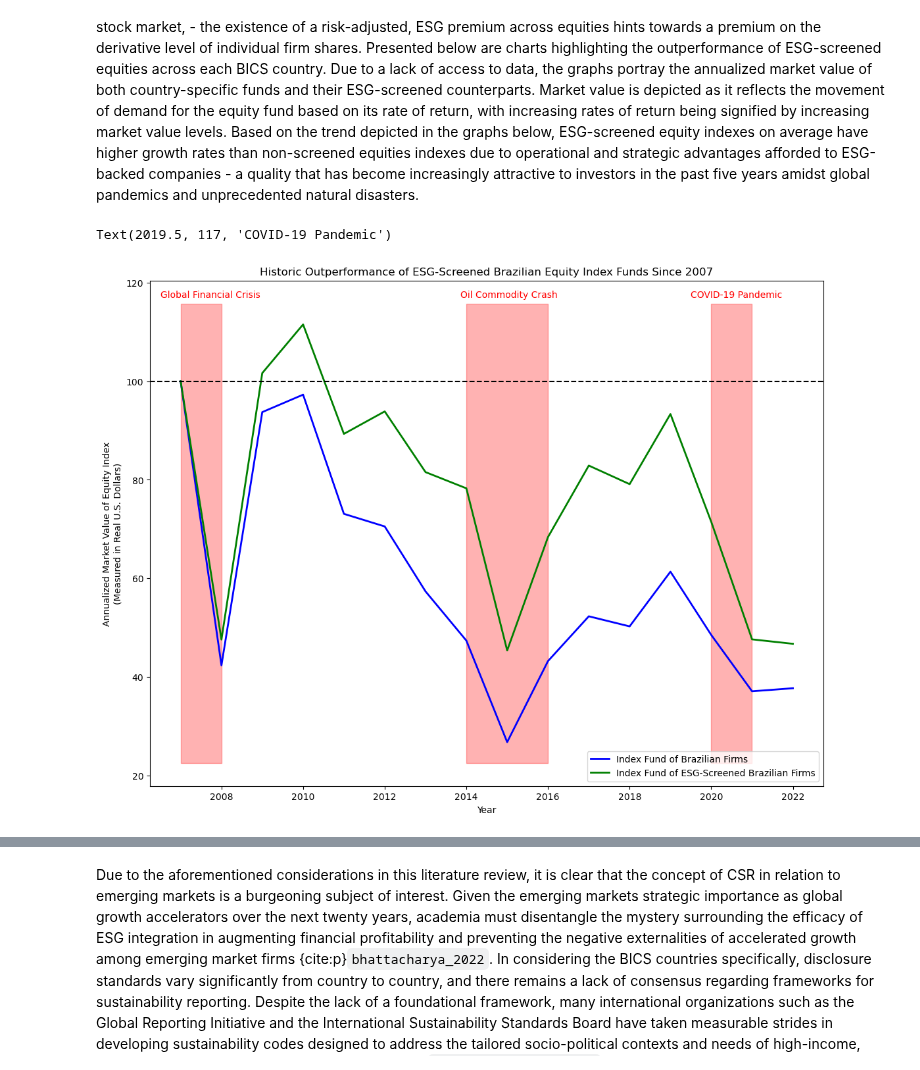
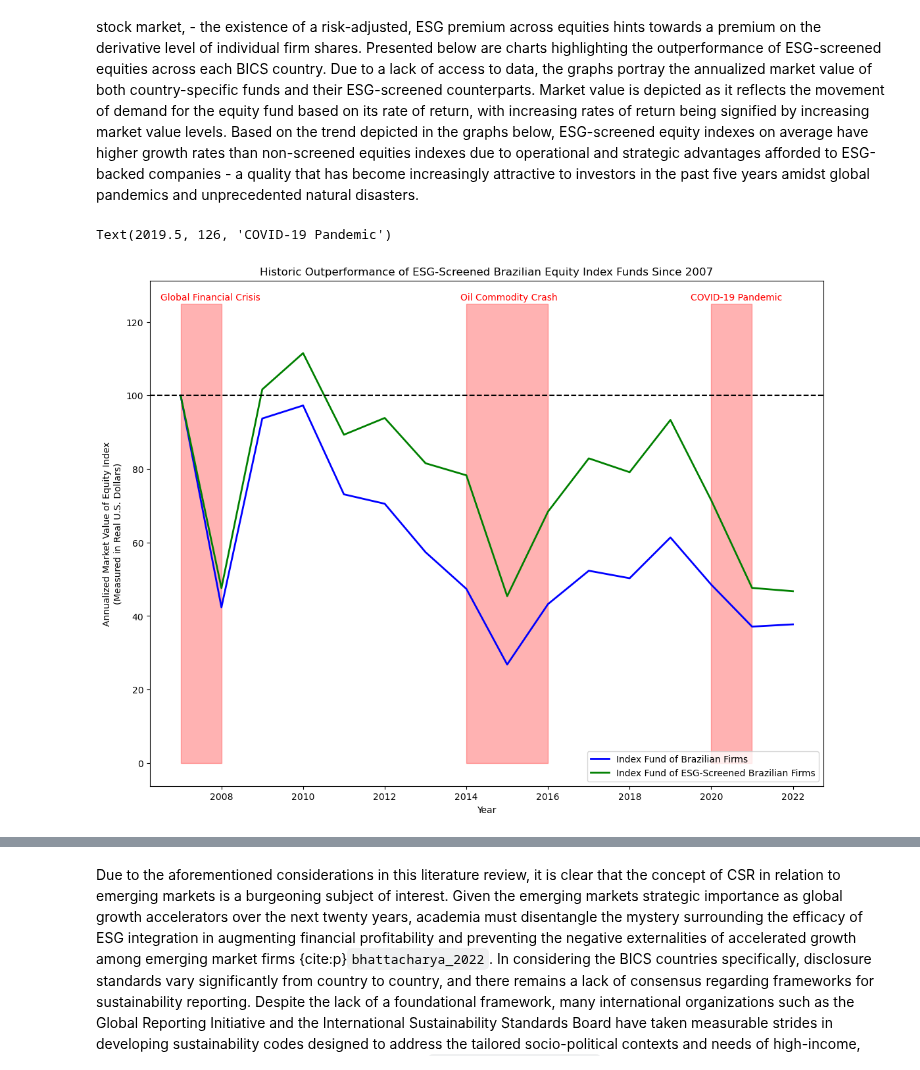
Before and after one commit to avnikadubey/as.180.369, a Jupyter notebook: contrib/avnikadubey/jupyterbook-avnikadubey/avnikadubey-paper.ipynb, the cells around one changed output, grey strips where cells are left out. Saved outputs shown, nothing was run; the diff lists cells and outputs as text; code cells hidden in the pictures.

Commit message:
C7: I fixed a graph error that randomly happened.

```diff
--- a/contrib/avnikadubey/jupyterbook-avnikadubey/avnikadubey-paper.ipynb
+++ b/contrib/avnikadubey/jupyterbook-avnikadubey/avnikadubey-paper.ipynb
@@ -70,37 +70,37 @@ YR = data['Date']
 # %%
 #Brazilian Divergence:
 fig=plt.figure()
 myaxes=fig.add_axes([0.1,0.1,1.6,1.6])
 
 #Add data to the graph
 myaxes.plot(YR, BR,'blue',lw=2)
 myaxes.plot(YR, BRESG,'green',lw=2)
 
 #Set labels
 myaxes.set_xlabel('Year')
 #myaxes.set_xticklabels(["2001","2010"])
 #plt.axhline(y=0, linestyle='dashed',color='black')
 plt.axhline(y=100, linestyle='dashed',color='black')
 myaxes.set_ylabel('Annualized Market Value of Equity Index\n(Measured in Real U.S. Dollars)')
 myaxes.set_title(label="Historic Outperformance of ESG-Screened Brazilian Equity Index Funds Since 2007")
 plt.legend(["Index Fund of Brazilian Firms", "Index Fund of ESG-Screened Brazilian Firms"], loc='lower right')
 
 #Shading:
 x=YR
 x_start1, x_end1 = 2007, 2008
 x_start2, x_end2 = 2014, 2016
 x_start3, x_end3 = 2020, 2021
-plt.fill_between(x, y1, y2, where=(x >= x_start1) & (x <= x_end1), color='red', alpha=0.3, label='Region 1')
-plt.fill_between(x, y1, y2, where=(x >= x_start2) & (x <= x_end2), color='red', alpha=0.3, label='Region 2')
-plt.fill_between(x, y1, y2, where=(x >= x_start3) & (x <= x_end3), color='red', alpha=0.3, label='Region 3')
+plt.fill_between(x, 0, 125, where=(x >= x_start1) & (x <= x_end1), color='red', alpha=0.3, label='Region 1')
+plt.fill_between(x, 0, 125, where=(x >= x_start2) & (x <= x_end2), color='red', alpha=0.3, label='Region 2')
+plt.fill_between(x, 0, 125, where=(x >= x_start3) & (x <= x_end3), color='red', alpha=0.3, label='Region 3')
 
 #Shading labels:
-plt.annotate('Global Financial Crisis', xy=(2007-0.5, 117), xytext=(2007-0.5, 117), color='red')
-plt.annotate('Oil Commodity Crash', xy=(2014-0.15, 117), xytext=(2014-0.15, 117), color='red')
-plt.annotate('COVID-19 Pandemic', xy=(2019+0.5, 117), xytext=(2019+0.5, 117), color='red')
+plt.annotate('Global Financial Crisis', xy=(2007-0.5, 117), xytext=(2007-0.5, 126), color='red')
+plt.annotate('Oil Commodity Crash', xy=(2014-0.15, 117), xytext=(2014-0.15, 126), color='red')
+plt.annotate('COVID-19 Pandemic', xy=(2019+0.5, 117), xytext=(2019+0.5, 126), color='red')
 # %% [output]
-Text(2019.5, 117, 'COVID-19 Pandemic')
+Text(2019.5, 126, 'COVID-19 Pandemic')
-[figure, old version]
+[figure, new version]
 # %%
 #Indian Divergence
 fig=plt.figure()
```
Also changed, not shown: parts of 17 cells of this notebook.
